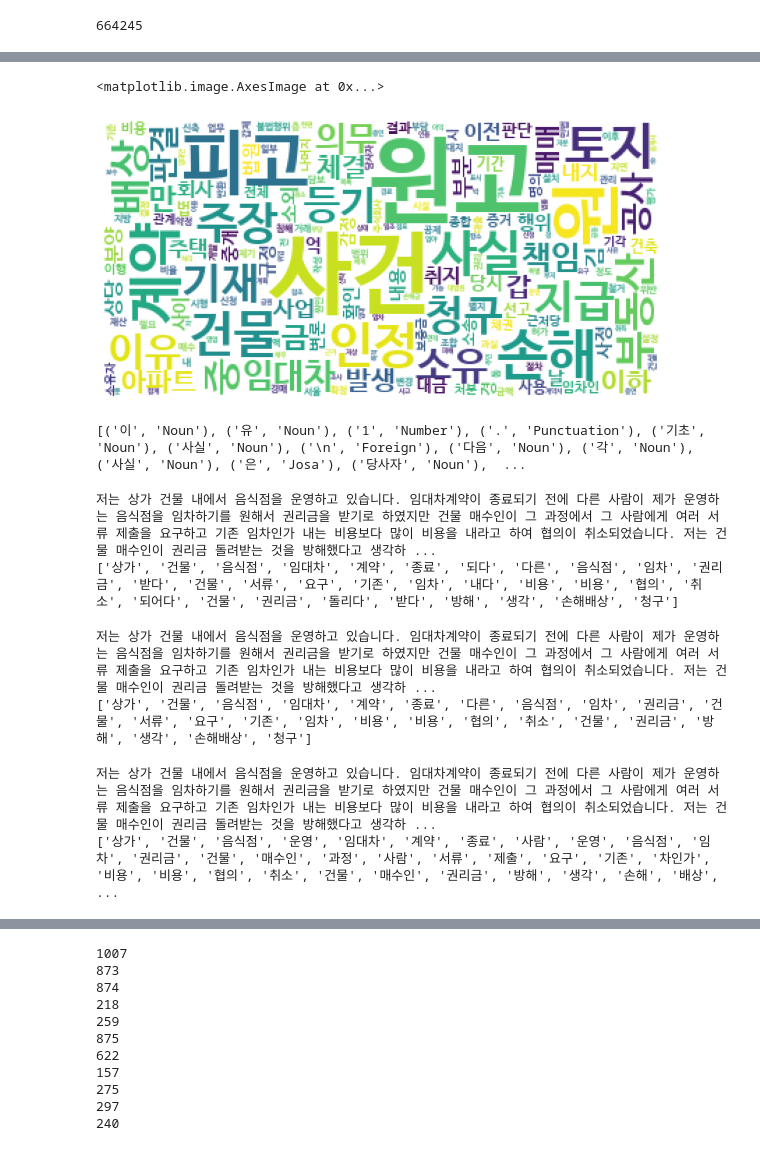
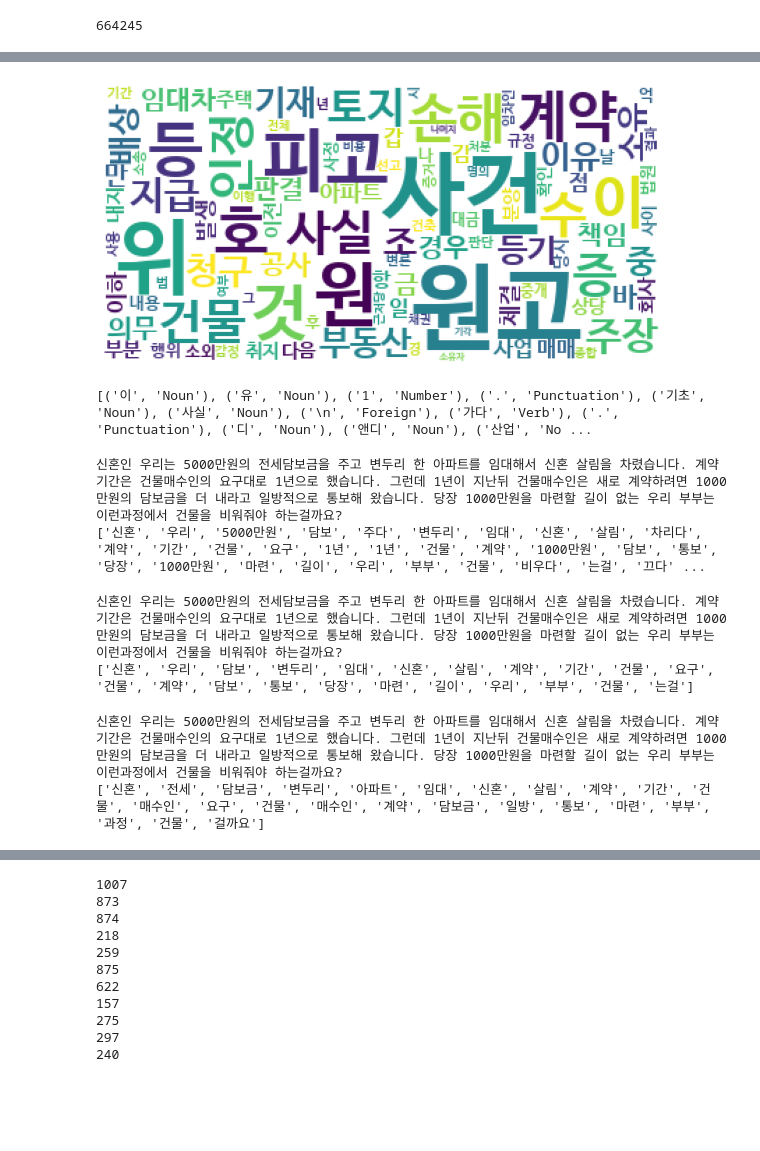
Before and after one commit to park1997/IndustrialSystemsEngineering_Project, a Jupyter notebook: JupyterNotebook File/부동산 .ipynb, the cells around one changed output, grey strips where cells are left out. Cells and saved outputs as stored; diff of their text form; code cells hidden in the pictures; blank space fills up the shorter version.

```diff
--- a/JupyterNotebook File/부동산 .ipynb
+++ b/JupyterNotebook File/부동산 .ipynb
@@ -120 +119,4 @@ info_df
 1008 rows × 5 columns
+# %%
+info_df = pd.read_excel("budongsan.xlsx")
+info_df
@@ -197,16 +213,30 @@ top_nouns
  '주민': 615}
 # %%
 # wordcloud 패키지 다운로드
-!pip install wordcloud
+# !pip install wordcloud
 from wordcloud import WordCloud
+import matplotlib.pyplot as plt
+nouns = []
+for post in posts:
+    for noun in tagger.nouns(post):
+        nouns.append(noun)
+num_top_nouns = 100
+nouns_counter = Counter(nouns)
+top_nouns = dict(nouns_counter.most_common(num_top_nouns)[:200])
+print(top_nouns)
+
 wc = WordCloud(background_color="white", font_path='/Users/byeonghyeon/Documents/GitHub/IndustrialSystemsEngineering_Project/font/NanumBarunGothicBold.ttf')
 wc.generate_from_frequencies(top_nouns)
 # World
 # 많이 나타나는 단어일수록 크게 나타남
-import matplotlib.pyplot as plt
+
 figure = plt.figure()
 figure.set_size_inches(10, 10)
 ax = figure.add_subplot(1, 1, 1)
 ax.axis("off")
 ax.imshow(wc)
+wc.to_file(filename="WC_ENTIRE.png") # to_file 함수
+tagger = Mecab()
+
+# posts
 # %% [output]
@@ -223,17 +244,16 @@ Requirement already satisfied: six in /opt/anaconda3/lib/python3.8/site-packages
-<matplotlib.image.AxesImage at 0x...>
-[figure, old version]
+[figure, new version]
 # %%
 from konlpy.tag import Okt
 okt = Okt()
 
-oo = okt.pos(posts.iloc[0],
+oo = okt.pos(posts.iloc[1],
         norm=True,   # 정규화(normalization)
         stem=True    # 어간추출(stemming)
         )
 
 print(oo)
 # %% [output]
-[('이', 'Noun'), ('유', 'Noun'), ('1', 'Number'), ('.', 'Punctuation'), ('기초', 'Noun'), ('사실', 'Noun'), ('\n', 'Foreign'), ('다음', 'Noun'), ('각', 'Noun'), ('사실', 'Noun'), ('은', 'Josa'), ('당사자', 'Noun'),  ...
+[('이', 'Noun'), ('유', 'Noun'), ('1', 'Number'), ('.', 'Punctuation'), ('기초', 'Noun'), ('사실', 'Noun'), ('\n', 'Foreign'), ('가다', 'Verb'), ('.', 'Punctuation'), ('디', 'Noun'), ('앤디', 'Noun'), ('산업', 'No ...
 # %%
 # 첫번째 tokenizer(Okt)
 def tokenizer_1(raw_texts, pos=["Noun","Alpha","Verb","Number"], stop_words=list(stop_words_df.get("불용어"))):
@@ -247,8 +267,8 @@ def tokenizer_1(raw_texts, pos=["Noun","Alpha","Verb","Number"], stop_words=list
 print(posts.iloc[-1])
 print(tokenizer_1(posts.iloc[-1]))
 # %% [output]
-저는 상가 건물 내에서 음식점을 운영하고 있습니다. 임대차계약이 종료되기 전에 다른 사람이 제가 운영하는 음식점을 임차하기를 원해서 권리금을 받기로 하였지만 건물 매수인이 그 과정에서 그 사람에게 여러 서류 제출을 요구하고 기존 임차인가 내는 비용보다 많이 비용을 내라고 하여 협의이 취소되었습니다. 저는 건물 매수인이 권리금 돌려받는 것을 방해했다고 생각하 ...
-['상가', '건물', '음식점', '임대차', '계약', '종료', '되다', '다른', '음식점', '임차', '권리금', '받다', '건물', '서류', '요구', '기존', '임차', '내다', '비용', '비용', '협의', '취소', '되어다', '건물', '권리금', '돌리다', '받다', '방해', '생각', '손해배상', '청구']
+신혼인 우리는 5000만원의 전세담보금을 주고 변두리 한 아파트를 임대해서 신혼 살림을 차렸습니다. 계약기간은 건물매수인의 요구대로 1년으로 했습니다. 그런데 1년이 지난뒤 건물매수인은 새로 계약하려면 1000만원의 담보금을 더 내라고 일방적으로 통보해 왔습니다. 당장 1000만원을 마련할 길이 없는 우리 부부는 이런과정에서 건물을 비워줘야 하는걸까요?
+['신혼', '우리', '5000만원', '담보', '주다', '변두리', '임대', '신혼', '살림', '차리다', '계약', '기간', '건물', '요구', '1년', '1년', '건물', '계약', '1000만원', '담보', '통보', '당장', '1000만원', '마련', '길이', '우리', '부부', '건물', '비우다', '는걸', '끄다' ...
 # %%
 # 첫번째 tokenizer(Okt)
 def tokenizer_3(raw_texts, pos=["Noun"], stop_words=list(stop_words_df.get("불용어"))):
@@ -262,8 +282,8 @@ def tokenizer_3(raw_texts, pos=["Noun"], stop_words=list(stop_words_df.get("불
 print(posts.iloc[-1])
 print(tokenizer_3(posts.iloc[-1]))
 # %% [output]
-저는 상가 건물 내에서 음식점을 운영하고 있습니다. 임대차계약이 종료되기 전에 다른 사람이 제가 운영하는 음식점을 임차하기를 원해서 권리금을 받기로 하였지만 건물 매수인이 그 과정에서 그 사람에게 여러 서류 제출을 요구하고 기존 임차인가 내는 비용보다 많이 비용을 내라고 하여 협의이 취소되었습니다. 저는 건물 매수인이 권리금 돌려받는 것을 방해했다고 생각하 ...
-['상가', '건물', '음식점', '임대차', '계약', '종료', '다른', '음식점', '임차', '권리금', '건물', '서류', '요구', '기존', '임차', '비용', '비용', '협의', '취소', '건물', '권리금', '방해', '생각', '손해배상', '청구']
+신혼인 우리는 5000만원의 전세담보금을 주고 변두리 한 아파트를 임대해서 신혼 살림을 차렸습니다. 계약기간은 건물매수인의 요구대로 1년으로 했습니다. 그런데 1년이 지난뒤 건물매수인은 새로 계약하려면 1000만원의 담보금을 더 내라고 일방적으로 통보해 왔습니다. 당장 1000만원을 마련할 길이 없는 우리 부부는 이런과정에서 건물을 비워줘야 하는걸까요?
+['신혼', '우리', '담보', '변두리', '임대', '신혼', '살림', '계약', '기간', '건물', '요구', '건물', '계약', '담보', '통보', '당장', '마련', '길이', '우리', '부부', '건물', '는걸']
 # %%
 # 두번째 tokenizer(mecab)
 def tokenizer_2(raw_texts, pos=["Noun","Alpha","Verb","Number"], stop_words=list(stop_words_df.get("불용어"))):
@@ -276,8 +296,8 @@ def tokenizer_2(raw_texts, pos=["Noun","Alpha","Verb","Number"], stop_words=list
 print(posts.iloc[-1])
 print(tokenizer_2(posts.iloc[-1]))
 # %% [output]
-저는 상가 건물 내에서 음식점을 운영하고 있습니다. 임대차계약이 종료되기 전에 다른 사람이 제가 운영하는 음식점을 임차하기를 원해서 권리금을 받기로 하였지만 건물 매수인이 그 과정에서 그 사람에게 여러 서류 제출을 요구하고 기존 임차인가 내는 비용보다 많이 비용을 내라고 하여 협의이 취소되었습니다. 저는 건물 매수인이 권리금 돌려받는 것을 방해했다고 생각하 ...
-['상가', '건물', '음식점', '운영', '임대차', '계약', '종료', '사람', '운영', '음식점', '임차', '권리금', '건물', '매수인', '과정', '사람', '서류', '제출', '요구', '기존', '차인가', '비용', '비용', '협의', '취소', '건물', '매수인', '권리금', '방해', '생각', '손해', '배상', ...
+신혼인 우리는 5000만원의 전세담보금을 주고 변두리 한 아파트를 임대해서 신혼 살림을 차렸습니다. 계약기간은 건물매수인의 요구대로 1년으로 했습니다. 그런데 1년이 지난뒤 건물매수인은 새로 계약하려면 1000만원의 담보금을 더 내라고 일방적으로 통보해 왔습니다. 당장 1000만원을 마련할 길이 없는 우리 부부는 이런과정에서 건물을 비워줘야 하는걸까요?
+['신혼', '전세', '담보금', '변두리', '아파트', '임대', '신혼', '살림', '계약', '기간', '건물', '매수인', '요구', '건물', '매수인', '계약', '담보금', '일방', '통보', '마련', '부부', '과정', '건물', '걸까요']
 # %%
 vectorize = TfidfVectorizer(
     tokenizer = tokenizer_2, # 문장에 대한 tokenizer (위에 정의한 함수 이용)
```
Also changed, not shown: parts of 27 cells of this notebook, 5 other files.
